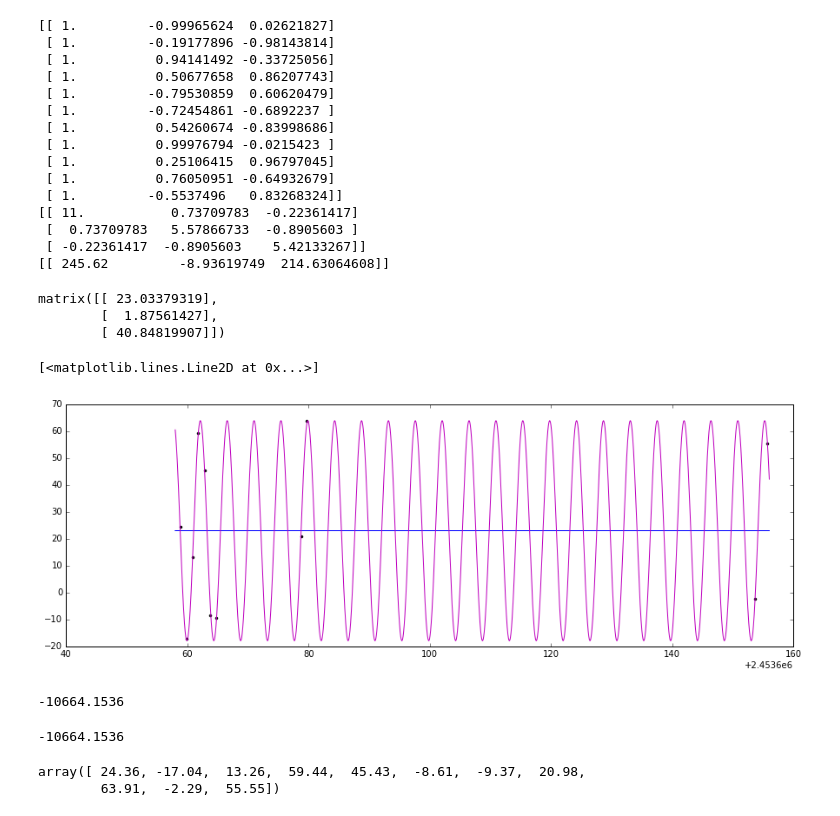
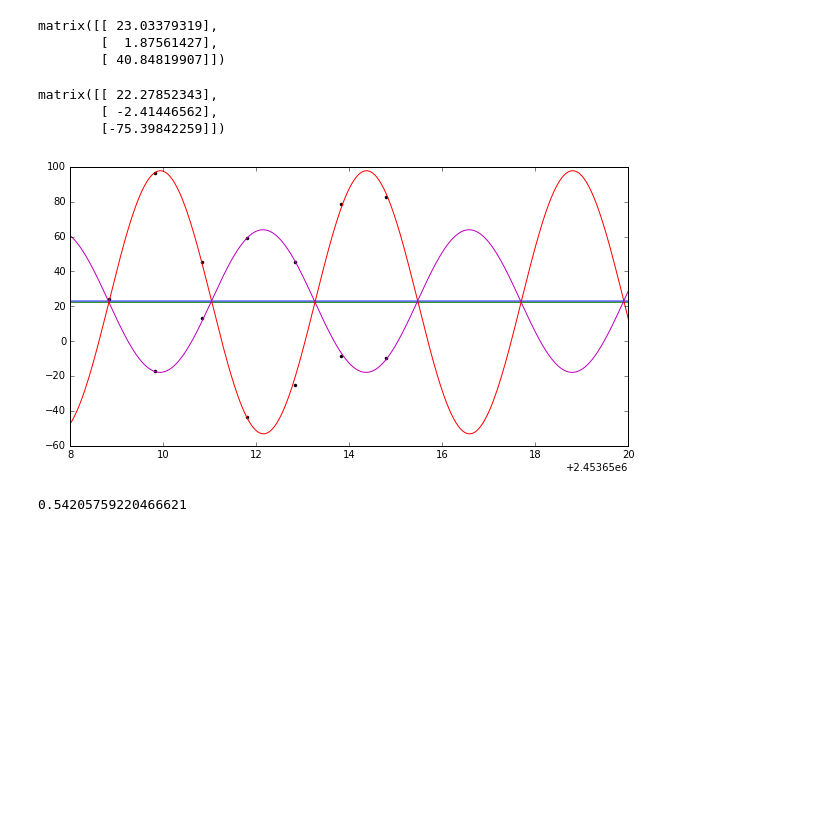
Before and after one commit to jacob-i-skinner/Orbit-Fitting, a Jupyter notebook: Mass Ratios (least squares method).ipynb, the cells around one changed output. Cells and saved outputs as stored; diff of their text form; code cells hidden in the pictures; blank space fills up the shorter version.

```diff
--- a/Mass Ratios (least squares method).ipynb
+++ b/Mass Ratios (least squares method).ipynb
@@ -41,26 +41,7 @@ def dataconvert(data):
     return matrix
 # %%
 A   = dataconvert(JD)
-print(A)
 AtA = np.matmul(np.transpose(A), A)
-print(AtA)
 AtB = np.matmul(np.transpose(A), V1481A)
-print(AtB)
-# %% [output]
-[[ 1.         -0.99965624  0.02621827]
- [ 1.         -0.19177896 -0.98143814]
- [ 1.          0.94141492 -0.33725056]
- [ 1.          0.50677658  0.86207743]
- [ 1.         -0.79530859  0.60620479]
- [ 1.         -0.72454861 -0.6892237 ]
- [ 1.          0.54260674 -0.83998686]
- [ 1.          0.99976794 -0.0215423 ]
- [ 1.          0.25106415  0.96797045]
- [ 1.          0.76050951 -0.64932679]
- [ 1.         -0.5537496   0.83268324]]
-[[ 11.           0.73709783  -0.22361417]
- [  0.73709783   5.57866733  -0.8905603 ]
- [ -0.22361417  -0.8905603    5.42133267]]
-[[ 245.62         -8.93619749  214.63064608]]
 # %%
 np.linalg.solve(AtA, np.transpose(AtB))
@@ -68,25 +52,33 @@ np.linalg.solve(AtA, np.transpose(AtB))
 matrix([[ 23.03379319],
         [  1.87561427],
         [ 40.84819907]])
+# %%
+#now for the second star!
+
+A   = dataconvert(JDB)
+AtA = np.matmul(np.transpose(A), A)
+AtB = np.matmul(np.transpose(A), V1481B)
+
+np.linalg.solve(AtA, np.transpose(AtB))
+# %% [output]
+matrix([[ 22.27852343],
+        [ -2.41446562],
+        [-75.39842259]])
 # %%
-plt.figure(figsize=(15,5))
+plt.figure(figsize=(10,5))
 t = np.linspace(2453658, 2453756, num = 10000)
+plt.plot(JDB, V1481B, 'k.')
 plt.plot(JD, V1481A, 'k.')
 plt.plot(t, 23*np.ones(10000))
-plt.plot(t, 23+1.88*np.cos((2*np.pi/4.433)*t)+40.85*np.sin((2*np.pi/4.433)*t), 'm')
+plt.plot(t, 22.3*np.ones(10000))
+plt.plot(t, 23+1.88*np.cos((2*np.pi/4.433)*t)+40.85*np.sin((2*np.pi/4.433)*t), 'm') #A
+plt.plot(t, 22.3-2.41*np.cos((2*np.pi/4.433)*t)-75.4*np.sin((2*np.pi/4.433)*t), 'r') #B
+plt.xlim(2453658, 2453670)
+plt.savefig("figure1.png")
 # %% [output]
-[<matplotlib.lines.Line2D at 0x...>]
-[figure, old version]
+[figure, new version]
-# %%
-np.matmul(V1481A, V1481B)
-# %% [output]
--10664.1536
-# %%
-np.sum(V1481A*V1481B)
-# %% [output]
--10664.1536
-# %%
-np.matmul()
-# %% [output]
-array([ 24.36, -17.04,  13.26,  59.44,  45.43,  -8.61,  -9.37,  20.98,
-        63.91,  -2.29,  55.55])
+# %%
+#Mass ratio is the ratio of the two semiamplitudes
+np.sqrt((1.87561427)**2+(40.84819907)**2)/np.sqrt((-2.41446562)**2+(-75.39842259)**2)
+# %% [output]
+0.54205759220466621
```
Also changed, not shown: parts of 1 cell of this notebook, 4 other files.
